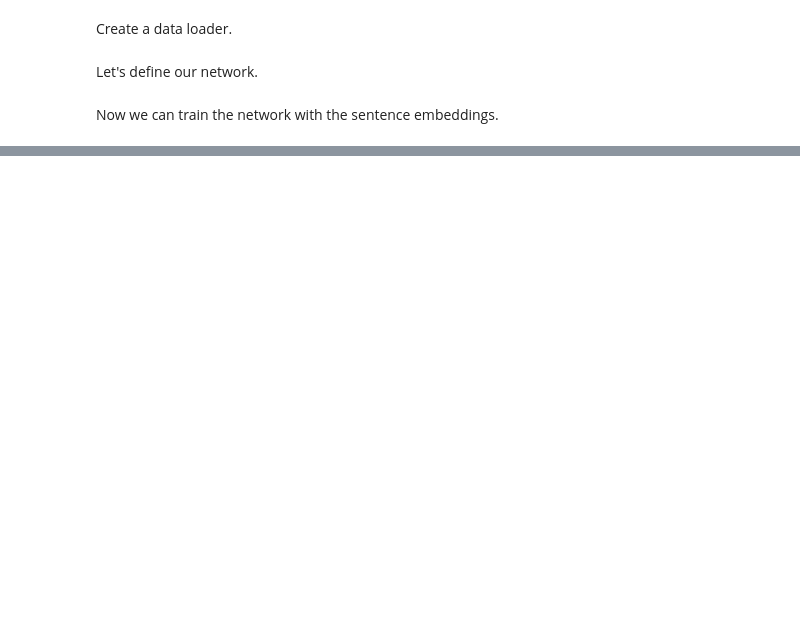
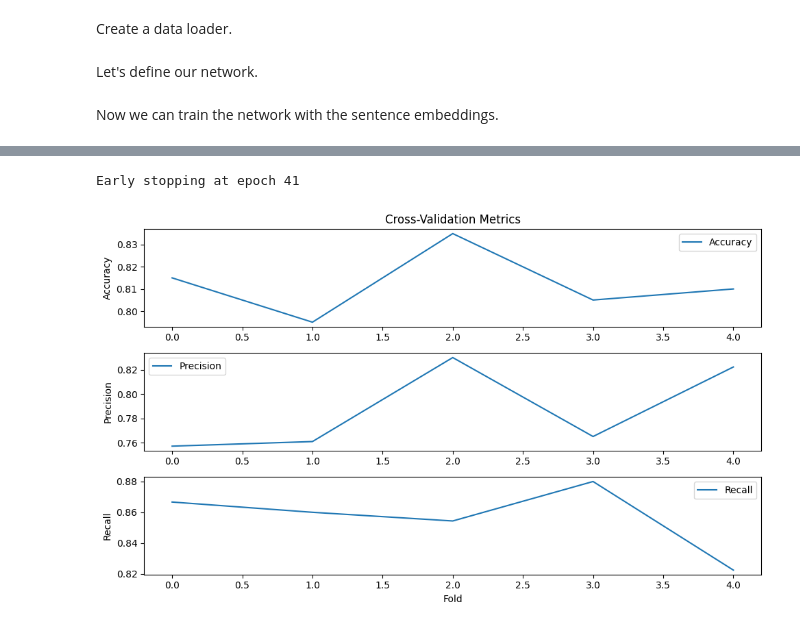
Before and after one commit to dominikglandorf/LLM-grammar, a Jupyter notebook: exp/007_sentence_embeddings.ipynb, the cells around one changed output, grey strips where cells are left out. Saved outputs shown, nothing was run; the diff lists cells and outputs as text; code cells hidden in the pictures; blank space fills up the shorter version.

```diff
--- a/exp/007_sentence_embeddings.ipynb
+++ b/exp/007_sentence_embeddings.ipynb
@@ -6,2 +11,2 @@ from sentence_transformers import SentenceTransformer
 # %%
-df = pd.read_json('../dat/egpaugmented_6x100.json')
+df = pd.read_json('../dat/egpaugmented_6x1000.json')
@@ -30,0 +13,9 @@ embeddings = model.encode(sentences)
+# %%
+embeddings_model = SentenceTransformer('llmrails/ember-v1')
+
+# test model on the first sentence
+sentences = [df['augmented_examples'].iloc[0][0]]
+embeddings = embeddings_model.encode(sentences)
+
+input_dim = embeddings.shape[1]  # Size of the sentence embeddings
+print(input_dim)
@@ -73,9 +102,7 @@ class FeedforwardNN(torch.nn.Module):
         output = self.sigmoid(self.fc2(hidden))
         return output
 
-# Initialize the network
-input_dim = embeddings.shape[1]  # Size of the sentence embeddings
-hidden_dim = 128
+hidden_dim = 16
 model = FeedforwardNN(input_dim, hidden_dim)
 # %% [markdown]
 Now we can train the network with the sentence embeddings.
@@ -139,0 +267,63 @@ Epoch [100/10], Loss: 0.2786, Validation Loss: 0.4470, Accuracy: 0.7500
+# %%
+from sklearn.model_selection import KFold
+from torch.utils.data import SubsetRandomSampler, DataLoader
+
+k_folds = 5
+
+def CV_train(construction, hidden_dim=16):
+    print(construction['Can-do statement'])
+    dataset = get_dataset(construction)
+
+    # Lists to store metrics
+    accuracies = []
+    precisions = []
+    recalls = []
+
+    kfold = KFold(n_splits=k_folds, shuffle=True)
+    for fold, (train_ids, test_ids) in enumerate(kfold.split(list(range(len(dataset))))):
+        print(f'FOLD {fold}')
+
+        # Prepare data for fold
+        trainloader = DataLoader(dataset, batch_size=32, sampler=SubsetRandomSampler(train_ids))
+        testloader = DataLoader(dataset, batch_size=32, sampler=SubsetRandomSampler(test_ids))
+
+        # Reinitialize model
+        model = FeedforwardNN(input_dim, hidden_dim)
+
+        # Train model
+        model, val_accuracy, precision, recall = train(model, trainloader, testloader, plots=False)
+
+        # Store metrics
+        accuracies.append(val_accuracy)
+        precisions.append(precision)
+        recalls.append(recall)
+
+    # Plotting
+    plt.figure(figsize=(10, 6))
+
+    plt.subplot(3, 1, 1)
+    plt.plot(accuracies, label='Accuracy')
+    plt.ylabel('Accuracy')
+    plt.title('Cross-Validation Metrics')
+    plt.legend()
+
+    plt.subplot(3, 1, 2)
+    plt.plot(precisions, label='Precision')
+    plt.ylabel('Precision')
+    plt.legend()
+
+    plt.subplot(3, 1, 3)
+    plt.plot(recalls, label='Recall')
+    plt.ylabel('Recall')
+    plt.xlabel('Fold')
+    plt.legend()
+
+    plt.tight_layout()
+    plt.show()
+
+    return accuracies, precisions, recalls
+
+for idx, construction in df.iterrows():
+    accuracies, precisions, recalls = CV_train(construction)
+    print(accuracies)
+# %% [output]
@@ -139,0 +340,2 @@ Epoch [100/10], Loss: 0.2786, Validation Loss: 0.4470, Accuracy: 0.7500
+Early stopping at epoch 41
+[figure, added]
```
Also changed, not shown: parts of 10 cells of this notebook, 3 other files.
